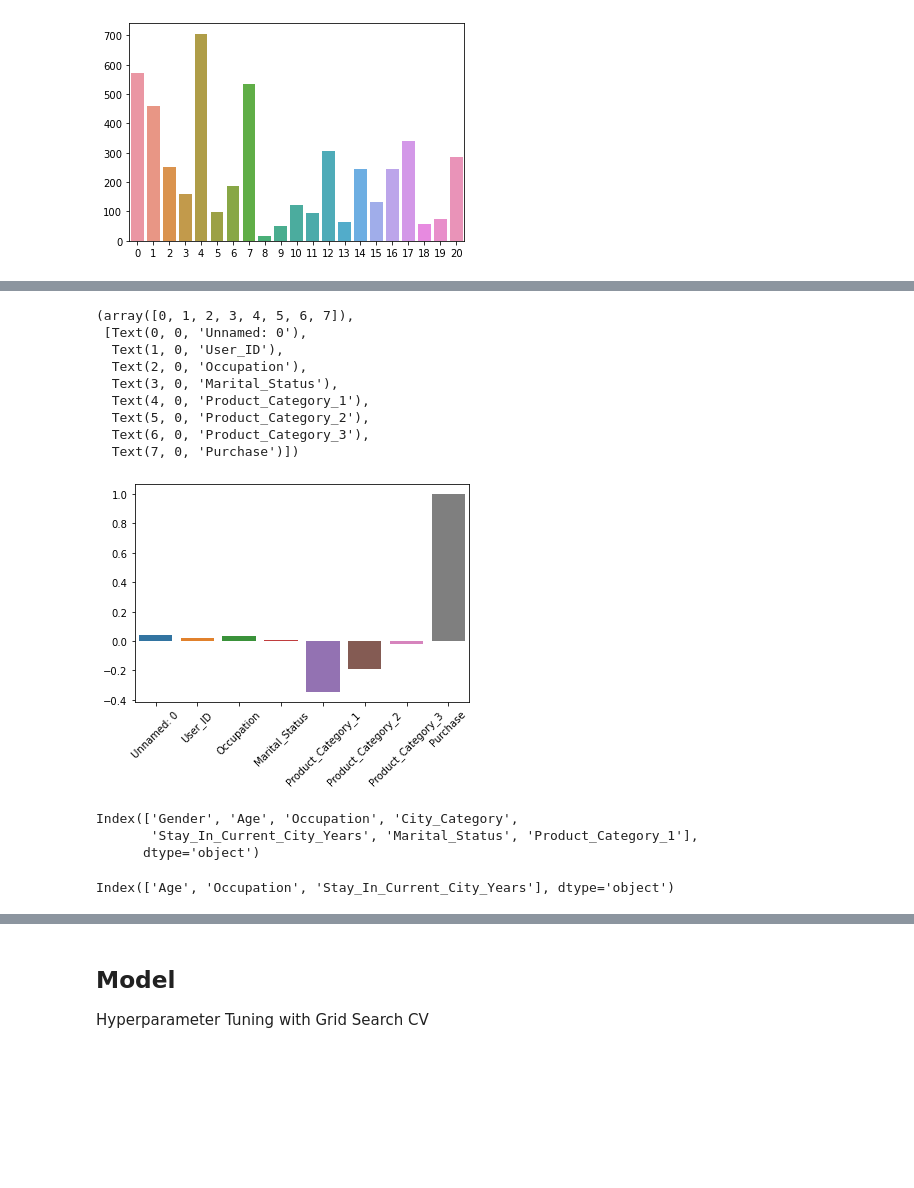
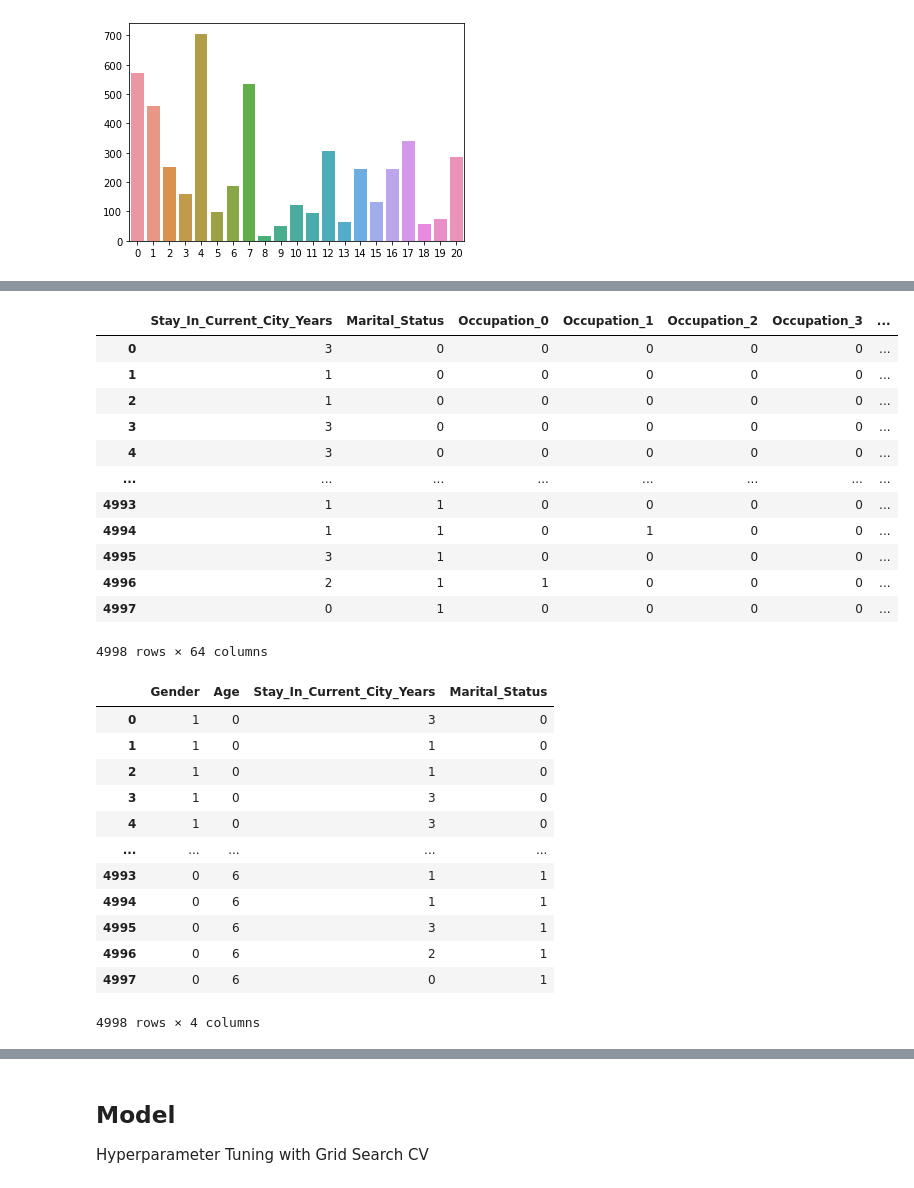
Before and after one commit to Taehee-K/ToBigs15, a Jupyter notebook: Week3/week3_KNN & Clustering/assignment1.ipynb, the cells around one changed output, grey strips where cells are left out. Drawn from its saved outputs; the diff is of its cells as text; code cells hidden in the pictures; blank space fills up the shorter version.

```diff
--- a/Week3/week3_KNN & Clustering/assignment1.ipynb
+++ b/Week3/week3_KNN & Clustering/assignment1.ipynb
@@ -285,27 +308,9 @@ sns.heatmap(data = blackfriday.corr().abs(), annot=True, fmt = '.5f', linewidths
 # %%
-# Purchase와 다른 변수간의 상관관계 분석
-
-purchase_corr = blackfriday.corr()['Purchase']
-sns.barplot(purchase_corr.index, purchase_corr.values)
-plt.xticks(rotation = 45)
-# Product_Category_1 와 Purchase가 다른 변수들에 비해 높은 음의 상관관계를 보이지만 product category 1,2,3는 범주형 변수이므로 해당 값들에 대해 encoding이 필요할 것 같음
+# # Purchase와 다른 변수간의 상관관계 분석
+# purchase_corr = blackfriday.corr()['Purchase']
+# sns.barplot(purchase_corr.index, purchase_corr.values)
+# plt.xticks(rotation = 45)
+# # Product_Category_1 와 Purchase가 다른 변수들에 비해 높은 음의 상관관계를 보이지만 product category 1,2,3는 범주형 변수이므로 해당 값들에 대해 encoding이 필요할 것 같음
-# %% [output]
-(array([0, 1, 2, 3, 4, 5, 6, 7]),
- [Text(0, 0, 'Unnamed: 0'),
-  Text(1, 0, 'User_ID'),
-  Text(2, 0, 'Occupation'),
-  Text(3, 0, 'Marital_Status'),
-  Text(4, 0, 'Product_Category_1'),
-  Text(5, 0, 'Product_Category_2'),
-  Text(6, 0, 'Product_Category_3'),
-  Text(7, 0, 'Purchase')])
-[figure, removed]
-# %%
-X.columns
-# %% [output]
-Index(['Gender', 'Age', 'Occupation', 'City_Category',
-       'Stay_In_Current_City_Years', 'Marital_Status', 'Product_Category_1'],
-      dtype='object')
 # %%
 ## Categorical Variables
 
@@ -316,3 +322,19 @@ from sklearn.preprocessing import OneHotEncoder
 from sklearn.preprocessing import LabelEncoder
 
 X = pd.get_dummies(data = X, columns = cat)
+# %%
+X.iloc[:,2:]
+# %% [output]
+|  | Stay_In_Current_City_Years | Marital_Status | Occupation_0 | Occupation_1 | Occupation_2 | Occupation_3 | ... |
+| 0 | 3 | 0 | 0 | 0 | 0 | 0 | ... |
+| 1 | 1 | 0 | 0 | 0 | 0 | 0 | ... |
+| 2 | 1 | 0 | 0 | 0 | 0 | 0 | ... |
+| 3 | 3 | 0 | 0 | 0 | 0 | 0 | ... |
+| 4 | 3 | 0 | 0 | 0 | 0 | 0 | ... |
+| ... | ... | ... | ... | ... | ... | ... | ... |
+| 4993 | 1 | 1 | 0 | 0 | 0 | 0 | ... |
+| 4994 | 1 | 1 | 0 | 1 | 0 | 0 | ... |
+| 4995 | 3 | 1 | 0 | 0 | 0 | 0 | ... |
+| 4996 | 2 | 1 | 1 | 0 | 0 | 0 | ... |
+| 4997 | 0 | 1 | 0 | 0 | 0 | 0 | ... |
+4998 rows × 64 columns
@@ -319,5 +343,18 @@ X = pd.get_dummies(data = X, columns = cat)
 # %%
 ## Numerical Variables
-num
+X_numerical = pd.DataFrame(X[num])
+X_numerical
 # %% [output]
+|  | Gender | Age | Stay_In_Current_City_Years | Marital_Status |
+| 0 | 1 | 0 | 3 | 0 |
+| 1 | 1 | 0 | 1 | 0 |
+| 2 | 1 | 0 | 1 | 0 |
+| 3 | 1 | 0 | 3 | 0 |
+| 4 | 1 | 0 | 3 | 0 |
+| ... | ... | ... | ... | ... |
+| 4993 | 0 | 6 | 1 | 1 |
+| 4994 | 0 | 6 | 1 | 1 |
+| 4995 | 0 | 6 | 3 | 1 |
+| 4996 | 0 | 6 | 2 | 1 |
+| 4997 | 0 | 6 | 0 | 1 |
-Index(['Age', 'Occupation', 'Stay_In_Current_City_Years'], dtype='object')
+4998 rows × 4 columns
```
Also changed, not shown: parts of 23 cells of this notebook.
